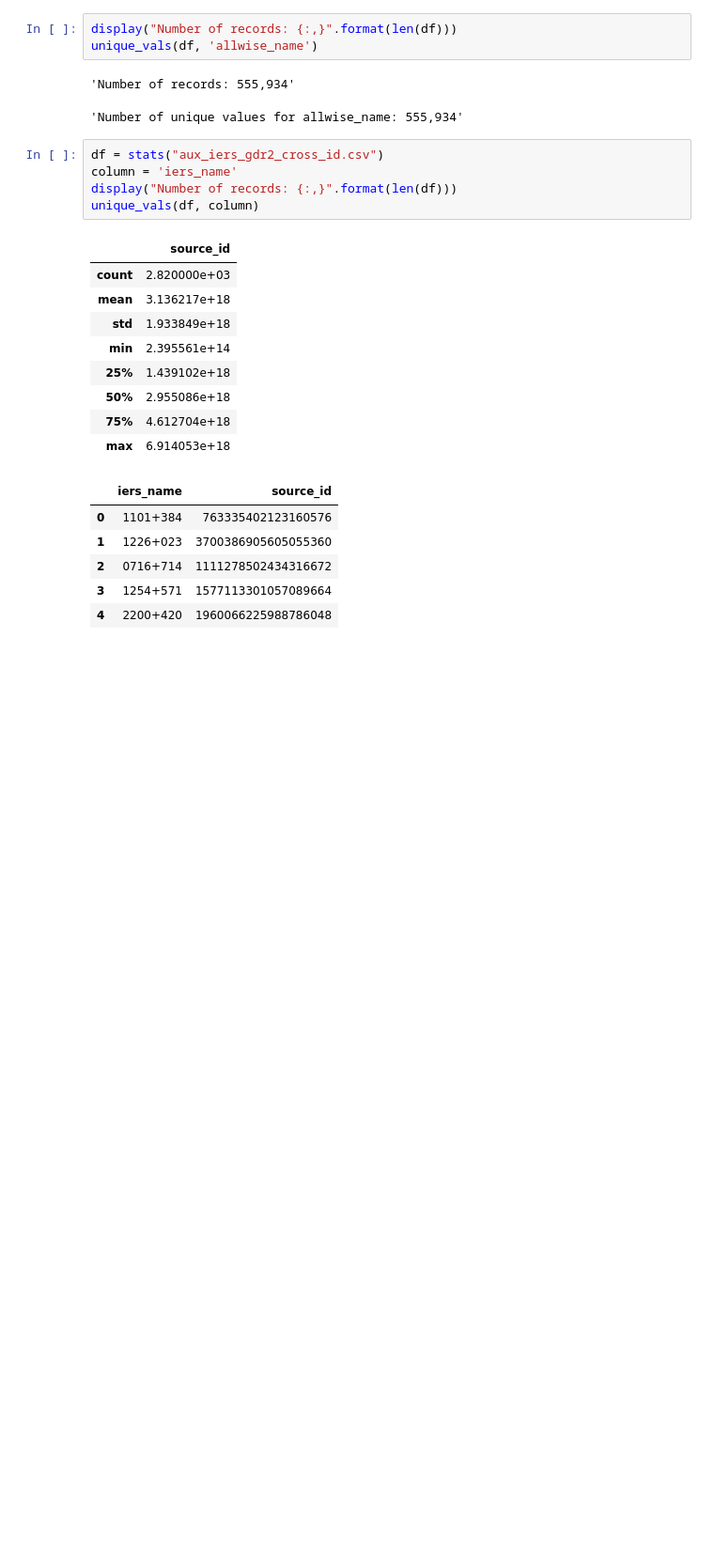
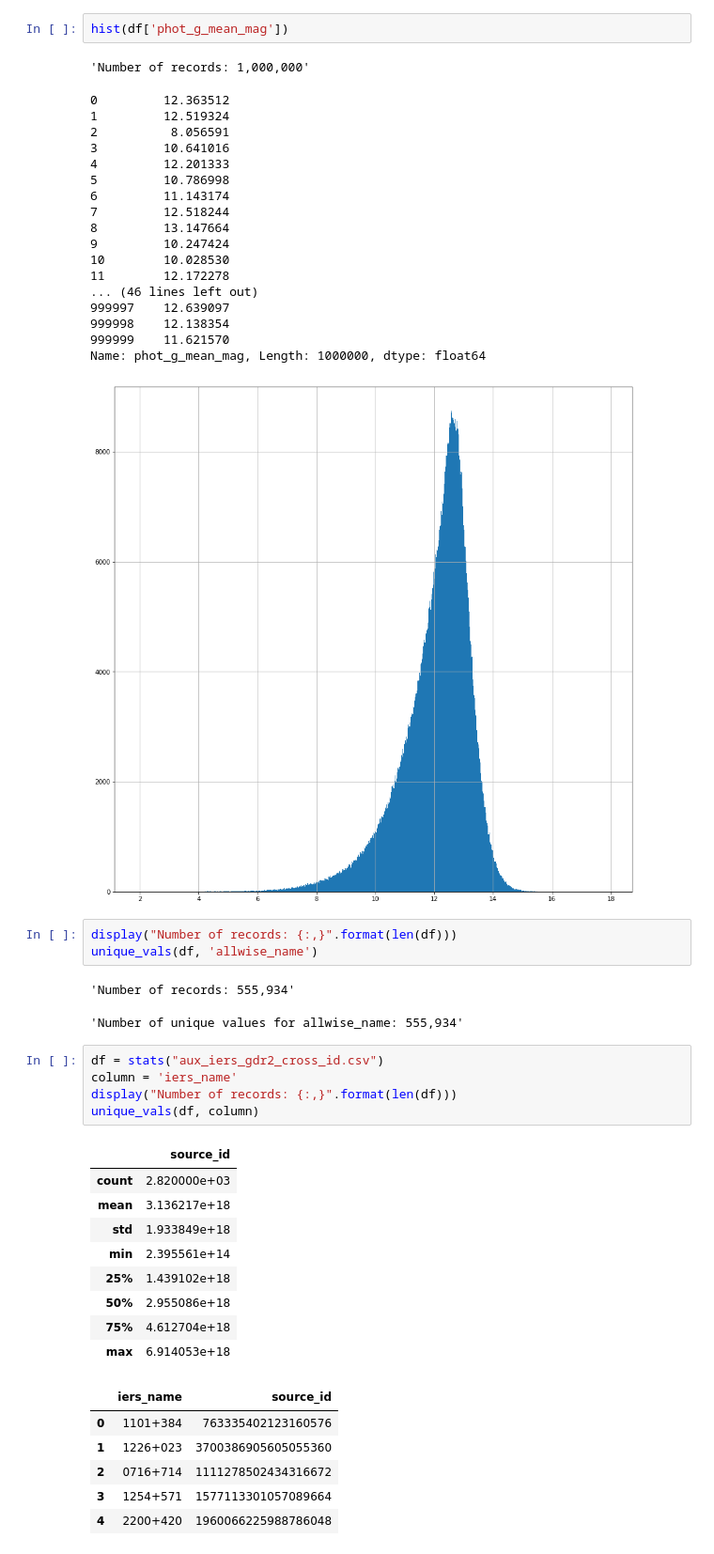
Before and after one commit to JSitter/gaia_visualization_notebook, a Jupyter notebook: Basic Descriptive Stats.ipynb, the cells around one changed output. Shown at 94% size. Saved outputs shown, nothing was run; the diff lists cells and outputs as text; blank space fills up the shorter version.

```diff
--- a/Basic Descriptive Stats.ipynb
+++ b/Basic Descriptive Stats.ipynb
@@ -37,3 +91,25 @@ df = stats("aux_allwise_agn_gdr2_cross_id.csv")
+# %%
+hist(df['phot_g_mean_mag'])
+# %% [output]
+'Number of records: 1,000,000'
+0         12.363512
+1         12.519324
+2          8.056591
+3         10.641016
+4         12.201333
+5         10.786998
+6         11.143174
+7         12.518244
+8         13.147664
+9         10.247424
+10        10.028530
+11        12.172278
+... (46 lines left out)
+999997    12.639097
+999998    12.138354
+999999    11.621570
+Name: phot_g_mean_mag, Length: 1000000, dtype: float64
+[figure, added]
 # %%
 display("Number of records: {:,}".format(len(df)))
 unique_vals(df, 'allwise_name')
```
Also changed, not shown: parts of 16 cells of this notebook, 3 other files.
